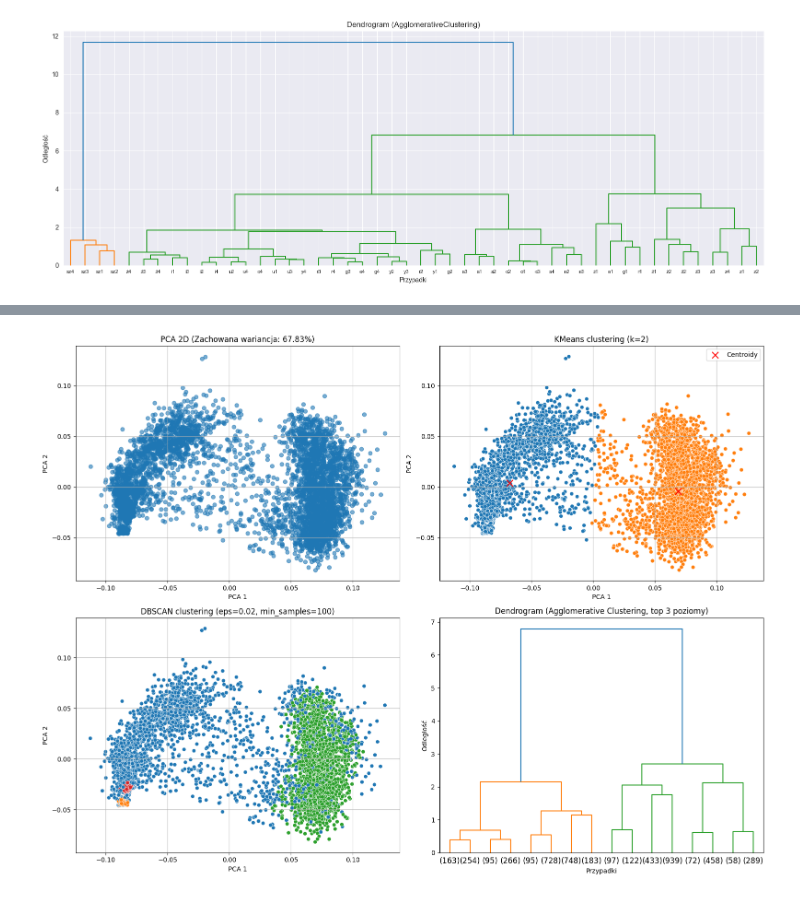
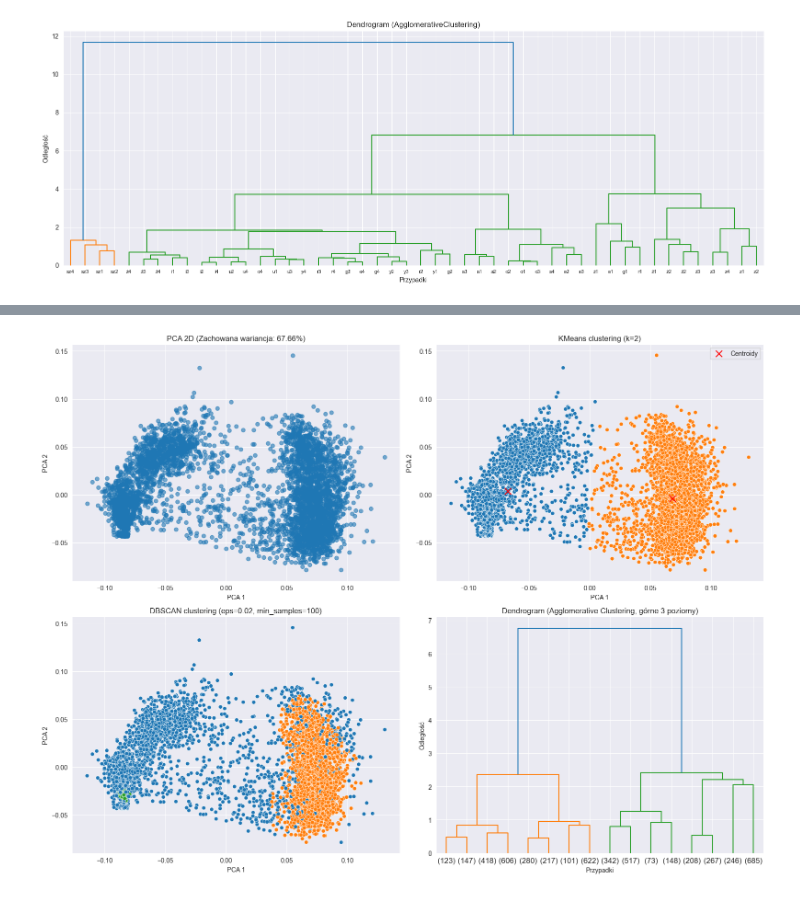
Before and after one commit to KotZPolibudy/PUT_SUS, a Jupyter notebook: lab12/WKlab12.ipynb, the cells around one changed output, grey strips where cells are left out. Drawn from its saved outputs; the diff is of its cells as text; code cells hidden in the pictures.

```diff
--- a/lab12/WKlab12.ipynb
+++ b/lab12/WKlab12.ipynb
@@ -325,7 +325,7 @@ from sklearn.metrics import silhouette_score, calinski_harabasz_score, davies_bo
 from scipy.cluster.hierarchy import dendrogram
 
 # Wczytanie danych (mowa + instrument, brak etykiet)
-file_path = "151921-cluster-contspeechviolin.txt"
+file_path = "151879-cluster-contspeechviolin.txt"
 data = np.genfromtxt(file_path, delimiter='\t')
 X = np.log1p(data)  # logarytmowanie cech
 
@@ -365,32 +365,32 @@ sns.scatterplot(ax=axs[1, 0], x=X_pca[:, 0], y=X_pca[:, 1], hue=db_labels, palet
 axs[1, 0].set_title("DBSCAN clustering (eps=0.02, min_samples=100)")
 axs[1, 0].set_xlabel("PCA 1")
 axs[1, 0].set_ylabel("PCA 2")
 axs[1, 0].grid(True)
 
 # ----------- 4. AGGLOMERATIVE ----------- #
 def plot_dendrogram(model, ax, **kwargs):
     counts = np.zeros(model.children_.shape[0])
     n_samples = len(model.labels_)
     for i, merge in enumerate(model.children_):
         current_count = 0
         for child_idx in merge:
             if child_idx < n_samples:
                 current_count += 1
             else:
                 current_count += counts[child_idx - n_samples]
         counts[i] = current_count
     linkage_matrix = np.column_stack([model.children_, model.distances_, counts]).astype(float)
     dendrogram(linkage_matrix, ax=ax, **kwargs)
 
 agg_model = AgglomerativeClustering(distance_threshold=0, n_clusters=None, compute_distances=True)
 agg_model = agg_model.fit(X)
 
 plot_dendrogram(agg_model, ax=axs[1, 1], truncate_mode='level', p=3)
-axs[1, 1].set_title("Dendrogram (Agglomerative Clustering, top 3 poziomy)")
+axs[1, 1].set_title("Dendrogram (Agglomerative Clustering, górne 3 poziomy)")
 axs[1, 1].set_xlabel("Przypadki")
 axs[1, 1].set_ylabel("Odległość")
 
 plt.tight_layout()
 plt.show()
 # %% [output]
-[figure, old version]
+[figure, new version]
```
Also changed, not shown: parts of 2 cells of this notebook, 4 other files.
